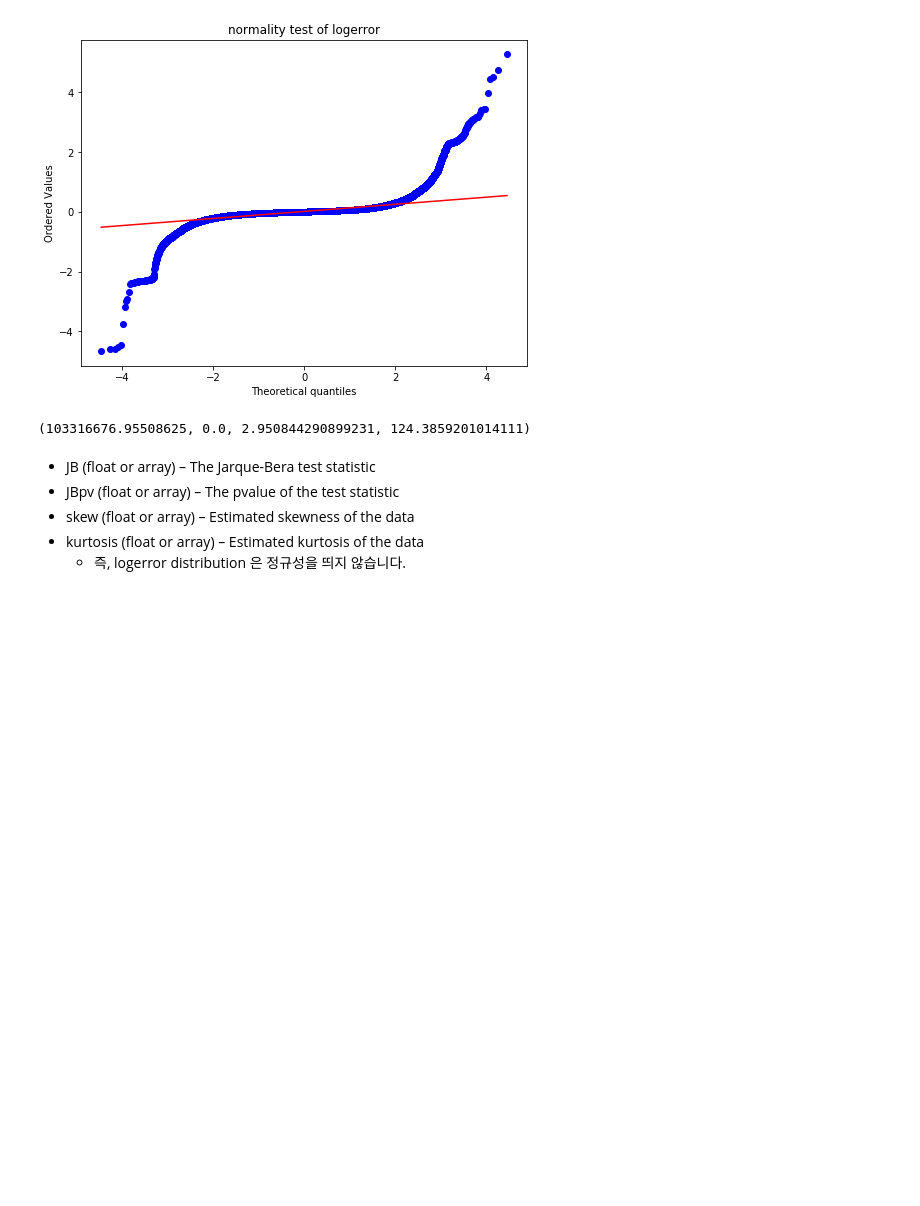
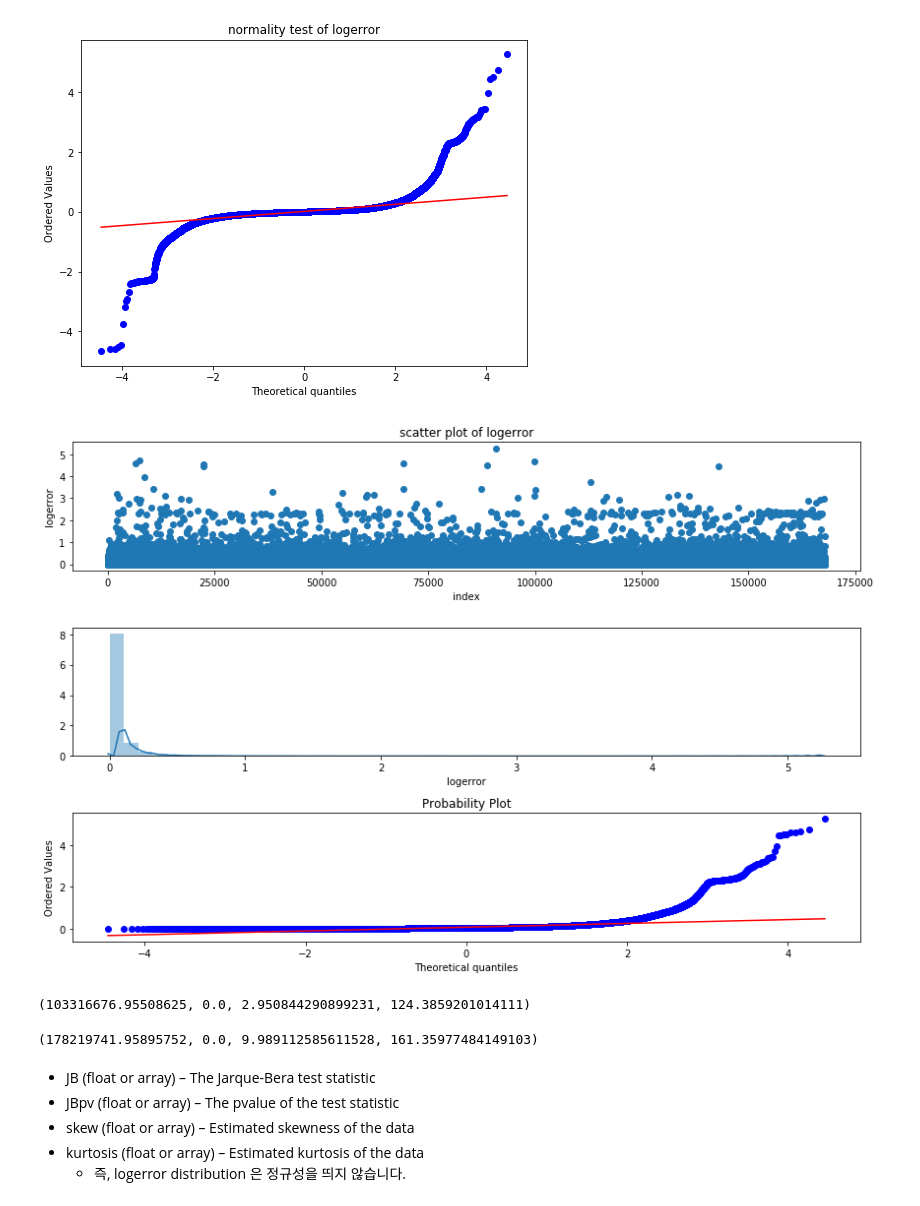
Before and after one commit to hskimim/data-analysis-tutorial, a Jupyter notebook: zillow_prize_estimation/Train_data.ipynb, the cells around one changed output. Saved outputs shown, nothing was run; the diff lists cells and outputs as text; code cells hidden in the pictures; blank space fills up the shorter version.

```diff
--- a/zillow_prize_estimation/Train_data.ipynb
+++ b/zillow_prize_estimation/Train_data.ipynb
@@ -116,10 +116,29 @@ plt.title('normality test of logerror')
 plt.show()
 # %% [output]
 [figure]
+# %%
+plt.figure(figsize=(12,8))
+plt.subplot(311)
+plt.scatter(range(len(train_df.logerror)),np.abs(train_df.logerror))
+plt.title('scatter plot of logerror')
+plt.xlabel('index')
+plt.ylabel('logerror')
+plt.subplot(312)
+sns.distplot(np.abs(train_df.logerror))
+plt.subplot(313)
+sp.stats.probplot(np.abs(train_df.logerror),plot=plt)
+plt.tight_layout()
+plt.show()
+# %% [output]
+[figure, added]
 # %%
 statsmodels.stats.stattools.jarque_bera(train_df.logerror)
 # %% [output]
 (103316676.95508625, 0.0, 2.950844290899231, 124.3859201014111)
+# %%
+statsmodels.stats.stattools.jarque_bera(np.abs(train_df.logerror))
+# %% [output]
+(178219741.95895752, 0.0, 9.989112585611528, 161.35977484149103)
 # %% [markdown]
 - JB (float or array) – The Jarque-Bera test statistic
 - JBpv (float or array) – The pvalue of the test statistic
```
Also changed, not shown: 1 other file.
